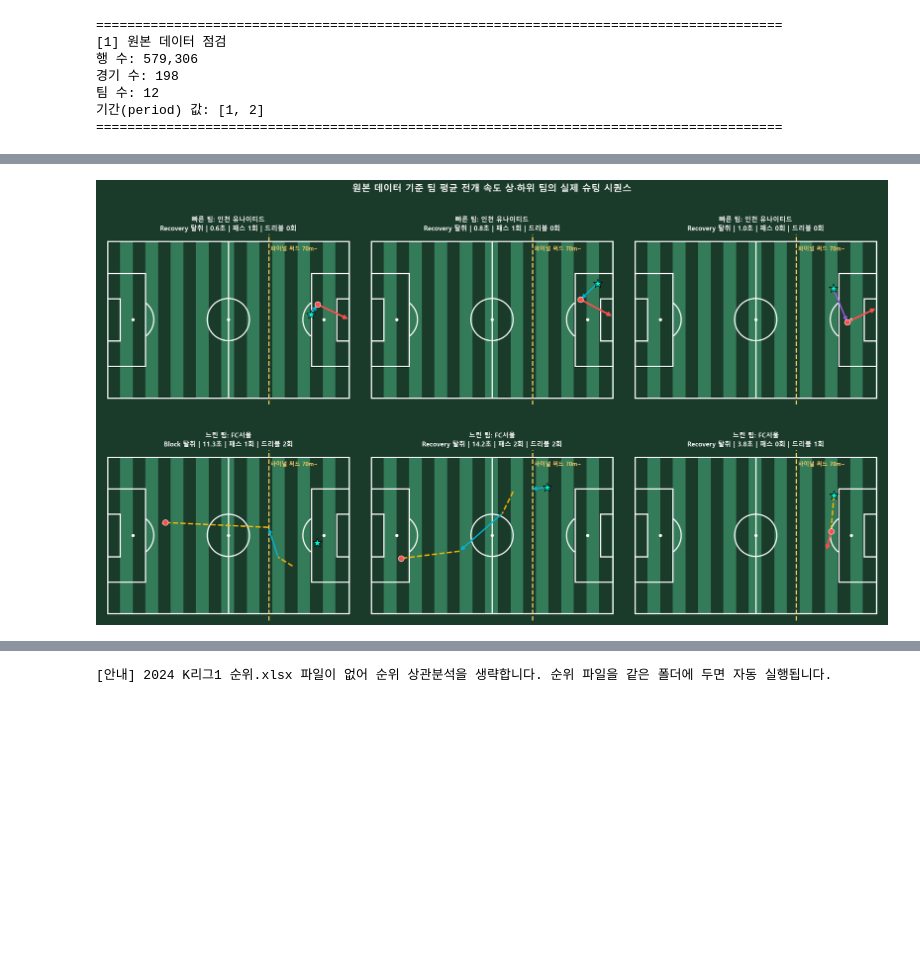
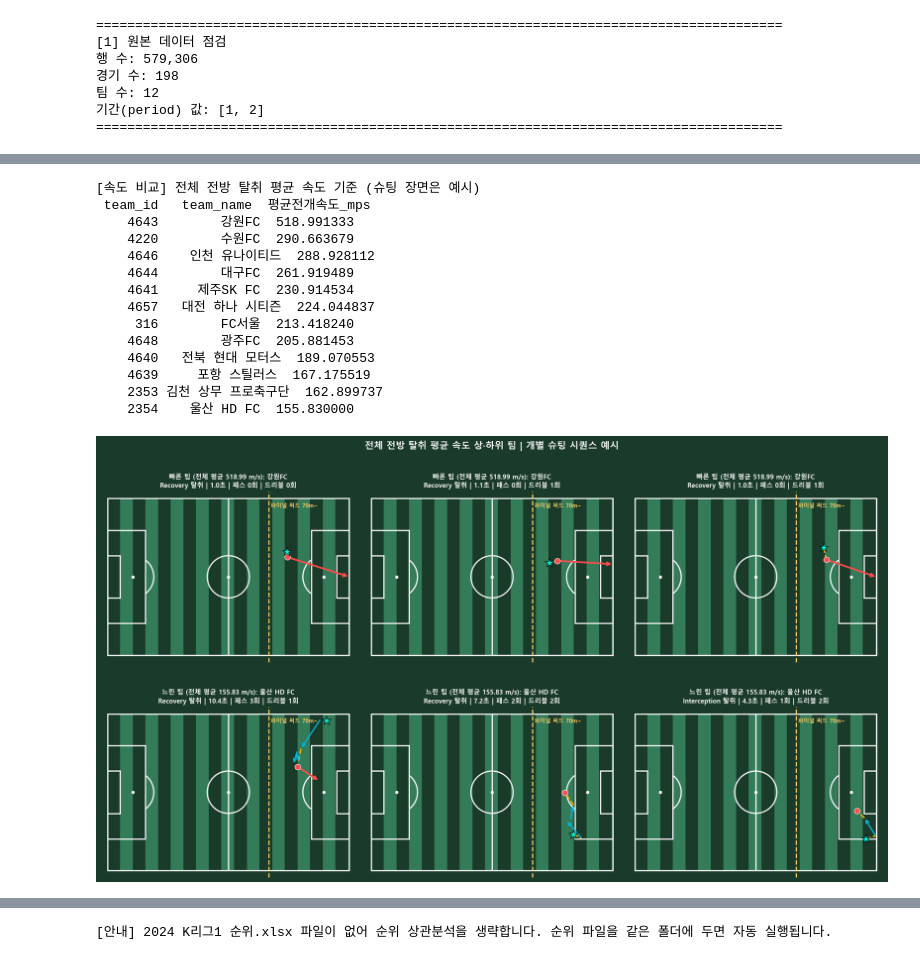
Before and after one commit to sinjunha513-cloud/K-league_high_turnover_analysis, a Jupyter notebook: 전방탈취_최종본.ipynb, the cells around one changed output, grey strips where cells are left out. Saved outputs shown, nothing was run; the diff lists cells and outputs as text; code cells hidden in the pictures; blank space fills up the shorter version.

Commit message:
Replace high pressing turnover notebook with revised analysis

```diff
--- a/전방탈취_최종본.ipynb
+++ b/전방탈취_최종본.ipynb
@@ -26,7 +26,7 @@ pd.set_option("display.width", 1600)
 # -------------------------
 DATA_PATH = Path(r"C:\Users\USER\Desktop\전방압박\raw_data.csv")
 RANK_PATH = Path("2024 K리그1 순위.xlsx")  # 없으면 순위 상관분석만 자동 생략
-OUTPUT_DIR = Path("high_press_outputs")
+OUTPUT_DIR = Path("high_press_outputs_direction_verified")
 OUTPUT_DIR.mkdir(parents=True, exist_ok=True)
 
 # -------------------------
@@ -543,14 +578,14 @@ Valid block with subsequent control      580
 Previous controlled owner unknown          1
 ========================================================================================
 # %%
-SHOT_EVENT_PATTERN = re.compile(r"shot|goal|penalty kick")
+# 공격 방향 추정과 동일한 실제 슈팅 판정을 재사용합니다.
 ATTACK_ACTION_PATTERN = re.compile(
     r"pass received|pass|carry|dribble|cross|shot|goal|penalty kick"
 )
 
 
 def is_shot_event(event_key: str) -> bool:
-    return bool(SHOT_EVENT_PATTERN.search(event_key))
+    return is_shot_event_key(event_key)
 
 
 def is_goal_event(event_key: str, result_key: str) -> bool:
@@ -559,7 +594,7 @@ def is_goal_event(event_key: str, result_key: str) -> bool:
 
 def map_attack_action(event_key: str) -> Optional[str]:
     """세부 이벤트명을 보고서용 공격 행동 범주로 변환합니다."""
-    if "goal" in event_key or "shot" in event_key or "penalty kick" in event_key:
+    if is_shot_event(event_key):
         return "Shot"
     if "pass received" in event_key:
         return "Pass Received"
@@ -1631,59 +1666,79 @@ plt.show()
 # %%
+# 팀 선정은 [13] 집계표와 동일한 전체 전방 탈취 평균 속도를 사용합니다.
+# 반올림 전 집계값을 재사용합니다. 슈팅 장면은 선정된 팀의 예시입니다.
 eligible_speed = (
-    turnover_seq[
-        turnover_seq["is_shot"].eq(1)
-        & turnover_seq["progress_speed_mps"].notna()
-        & turnover_seq["sequence_duration"].gt(0)
+    team_turnover_summary.loc[
+        np.isfinite(team_turnover_summary["평균전개속도_mps"]),
+        ["team_id", "team_name", "평균전개속도_mps"],
     ]
-    .groupby("team_name")
-    .agg(
-        평균전개속도=("progress_speed_mps", "mean"),
-        유효시퀀스수=("turnover_idx", "size"),
-    )
+    .sort_values(["평균전개속도_mps", "team_id"], ascending=[False, True], kind="stable")
+    .reset_index(drop=True)
 )
-eligible_speed = eligible_speed[eligible_speed["유효시퀀스수"] >= 3]
 
 if len(eligible_speed) >= 2:
-    fastest_team = eligible_speed["평균전개속도"].idxmax()
-    slowest_team = eligible_speed["평균전개속도"].idxmin()
+    fastest_team = eligible_speed.iloc[0]
+    slowest_team = eligible_speed.iloc[-1]
     selected_teams = [fastest_team, slowest_team]
+    print("[속도 비교] 전체 전방 탈취 평균 속도 기준 (슈팅 장면은 예시)")
+    print(eligible_speed.to_string(index=False))
+    if fastest_team["평균전개속도_mps"] == slowest_team["평균전개속도_mps"]:
+        print("[안내] 모든 팀의 평균 속도가 같으므로 빠름·느림의 차이가 없습니다.")
 
     fig, axes = plt.subplots(2, 3, figsize=(18, 11))
     fig.patch.set_facecolor("#1a3a2a")
 
-    for row_idx, team in enumerate(selected_teams):
+    for row_idx, selected_team in enumerate(selected_teams):
+        team = selected_team["team_name"]
         team_sequences = turnover_seq[
-            turnover_seq["team_name"].eq(team)
+            turnover_seq["team_id"].eq(selected_team["team_id"])
             & turnover_seq["is_shot"].eq(1)
-            & turnover_seq["progress_speed_mps"].notna()
+            & np.isfinite(turnover_seq["progress_speed_mps"])
+            & turnover_seq["sequence_duration"].gt(0)
         ].copy()
         if row_idx == 0:
             team_sequences = team_sequences.sort_values("progress_speed_mps", ascending=False)
         else:
             team_sequences = team_sequences.sort_values("progress_speed_mps", ascending=True)
         examples = team_sequences.head(3)
 
         for col_idx, ax in enumerate(axes[row_idx]):
             if col_idx < len(examples):
                 row = examples.iloc[col_idx]
-                prefix = "빠른 팀: " if row_idx == 0 else "느린 팀: "
+                label = "빠른 팀" if row_idx == 0 else "느린 팀"
+                prefix = f"{label} (전체 평균 {selected_team['평균전개속도_mps']:.2f} m/s): "
                 plot_sequence_route(ax, row, KLeague, title_prefix=prefix)
             else:
                 ax.axis("off")
+                ax.text(0.5, 0.5, f"{team}\n추가 유효 슈팅 예시 없음",
+                        transform=ax.transAxes, ha="center", va="center", color="white")
 
     fig.suptitle(
-        "원본 데이터 기준 팀 평균 전개 속도 상·하위 팀의 실제 슈팅 시퀀스",
+        "전체 전방 탈취 평균 속도 상·하위 팀 | 개별 슈팅 시퀀스 예시",
         color="white",
         fontsize=15,
         fontweight="bold",
     )
     fig.tight_layout()
     save_figure(fig, "06_fastest_vs_slowest_team_sequences.png")
     plt.show()
 else:
-    print("[안내] 팀별 속도 비교에 필요한 유효 슈팅 시퀀스가 부족해 그림을 생략합니다.")
+    print("[안내] 전체 전방 탈취 평균 속도가 유효한 팀이 2개 미만이라 그림을 생략합니다.")
 # %% [output]
+[속도 비교] 전체 전방 탈취 평균 속도 기준 (슈팅 장면은 예시)
+ team_id   team_name  평균전개속도_mps
+    4643        강원FC  518.991333
+    4220        수원FC  290.663679
+    4646    인천 유나이티드  288.928112
+    4644        대구FC  261.919489
+    4641     제주SK FC  230.914534
+    4657   대전 하나 시티즌  224.044837
+     316        FC서울  213.418240
+    4648        광주FC  205.881453
+    4640   전북 현대 모터스  189.070553
+    4639     포항 스틸러스  167.175519
+    2353 김천 상무 프로축구단  162.899737
+    2354    울산 HD FC  155.830000
-[figure, old version]
+[figure, new version]
 # %%
 teams = sorted(turnover_seq["team_name"].dropna().unique().tolist())
 if teams:
```
Also changed, not shown: parts of 19 cells of this notebook.
